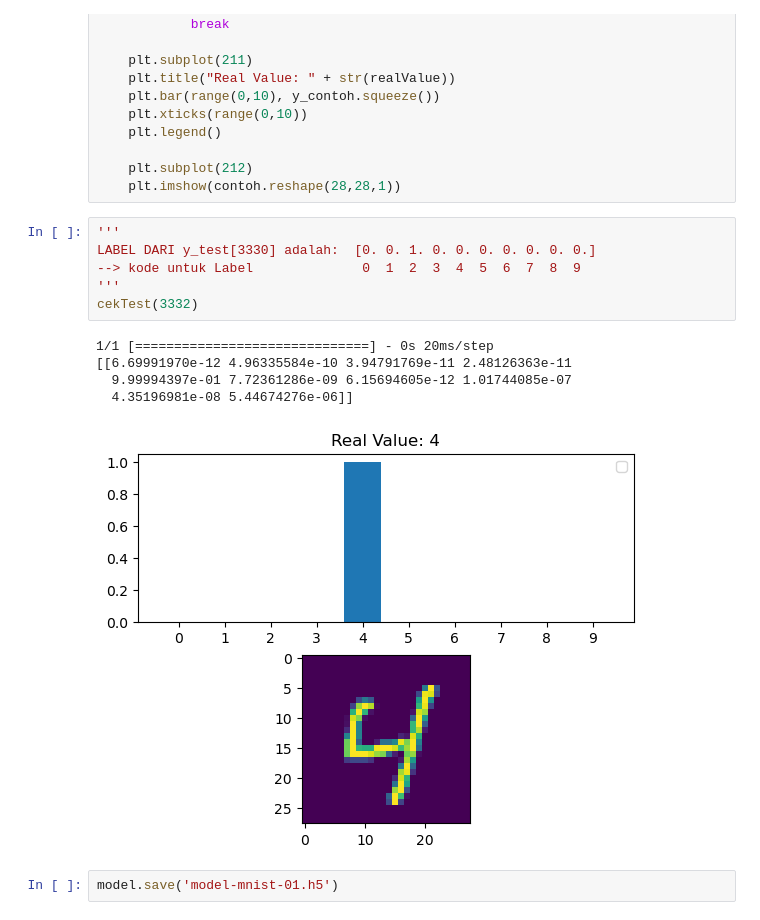
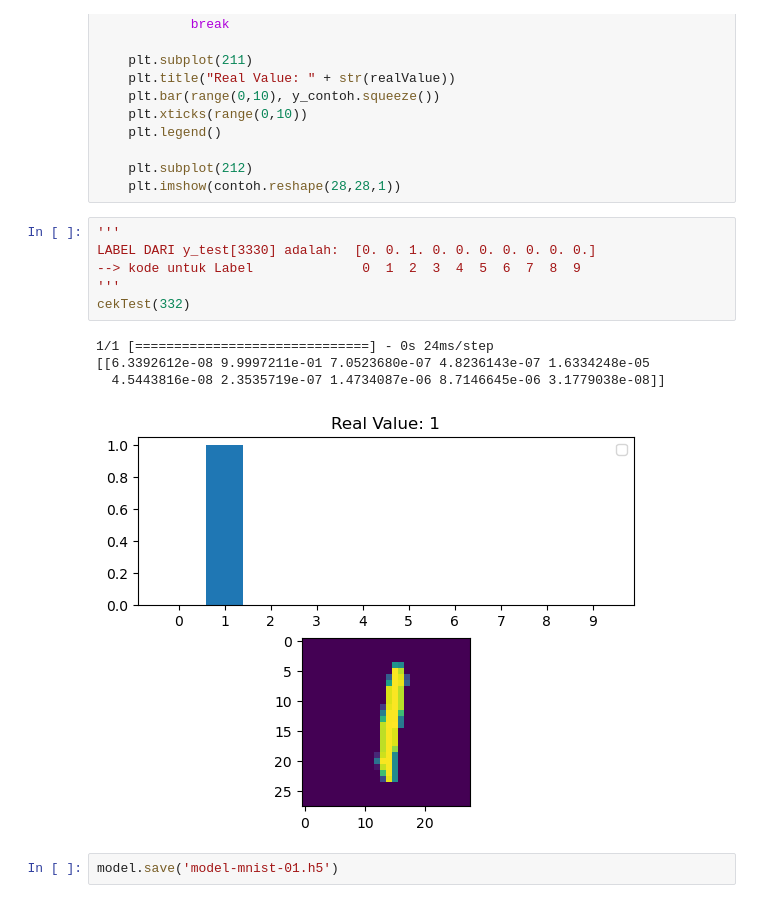
Before and after one commit to ahsanu123/ahsanu123, a Jupyter notebook: simplemnistconvnet-materi6.ipynb, the cells around one changed output. Drawn from its saved outputs; the diff is of its cells as text.

```diff
--- a/simplemnistconvnet-materi6.ipynb
+++ b/simplemnistconvnet-materi6.ipynb
@@ -318,15 +318,14 @@ def cekTest(index=0):
 # %%
 '''
 LABEL DARI y_test[3330] adalah:  [0. 0. 1. 0. 0. 0. 0. 0. 0. 0.]
 --> kode untuk Label              0  1  2  3  4  5  6  7  8  9
 '''
-cekTest(3332)
+cekTest(332)
 # %% [output]
-1/1 [==============================] - 0s 20ms/step
-[[6.69991970e-12 4.96335584e-10 3.94791769e-11 2.48126363e-11
-  9.99994397e-01 7.72361286e-09 6.15694605e-12 1.01744085e-07
-  4.35196981e-08 5.44674276e-06]]
+1/1 [==============================] - 0s 24ms/step
+[[6.3392612e-08 9.9997211e-01 7.0523680e-07 4.8236143e-07 1.6334248e-05
+  4.5443816e-08 2.3535719e-07 1.4734087e-06 8.7146645e-06 3.1779038e-08]]
-[figure, old version]
+[figure, new version]
 # %%
 model.save('model-mnist-01.h5')
 # %%
```
Also changed, not shown: parts of 18 cells of this notebook.
